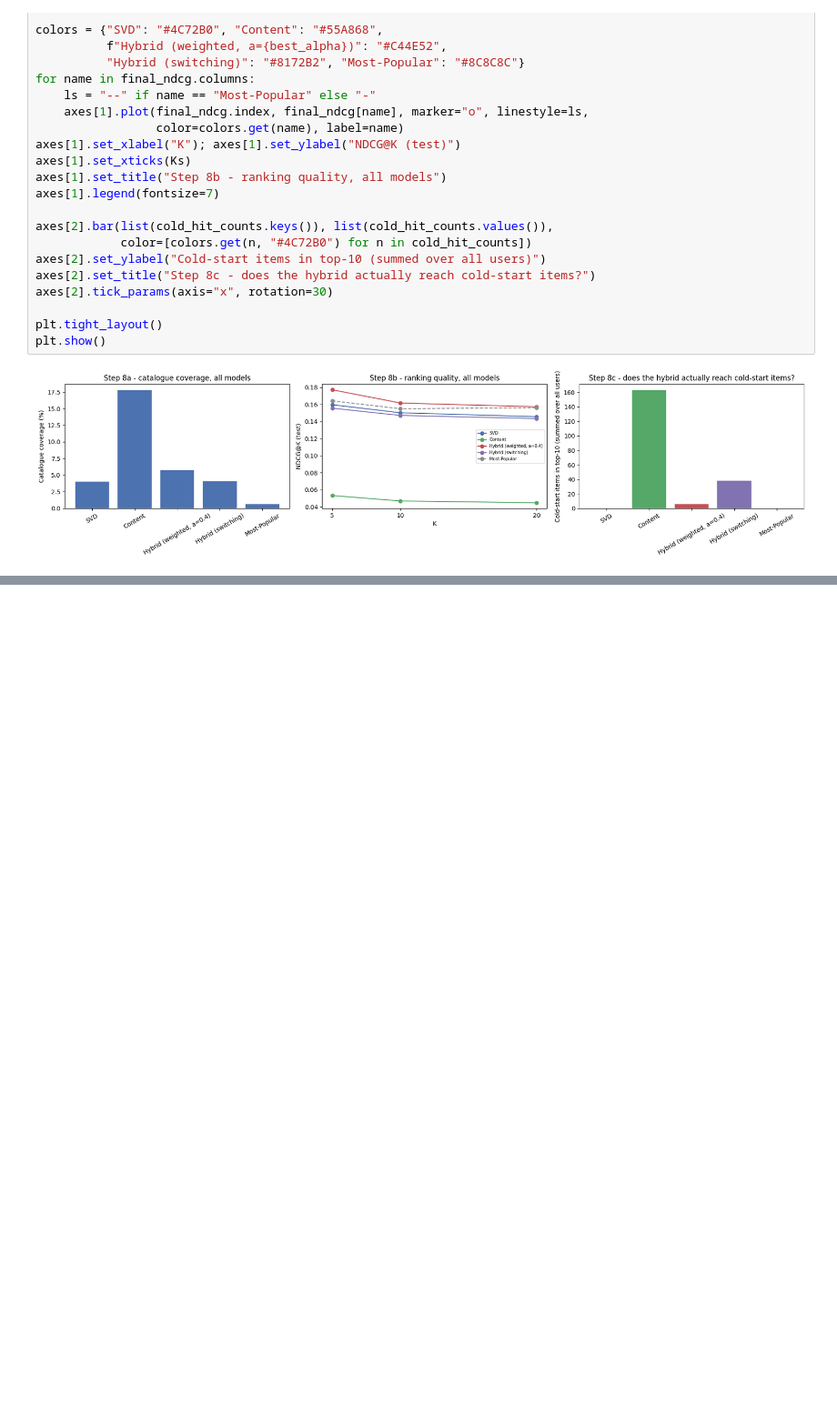
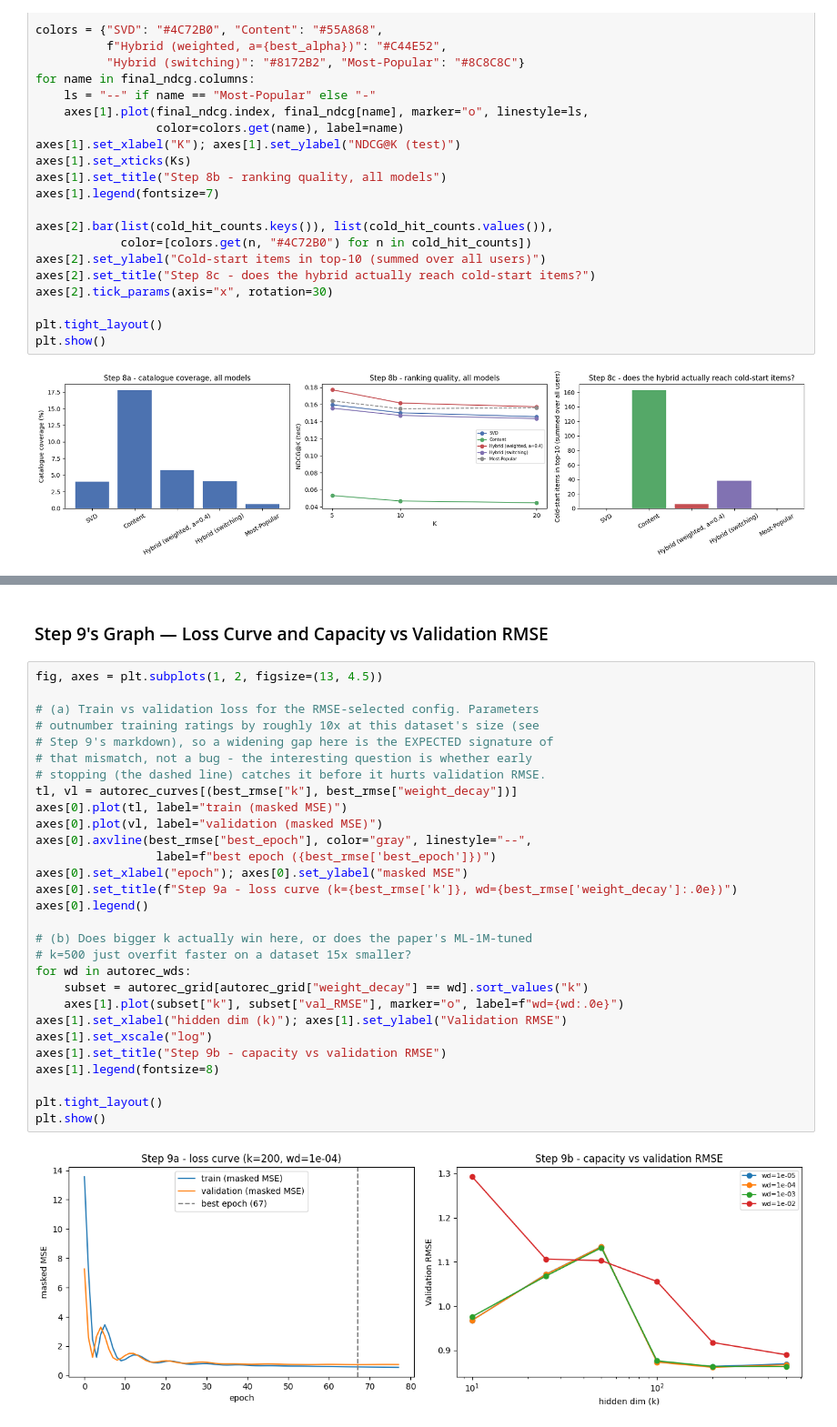
Before and after one commit to aungkyawzayya/MovieRecommendation, a Jupyter notebook: notebooks/01_eda.ipynb, the cells around one changed output, grey strips where cells are left out. Shown at 91% size. Cells and saved outputs as stored; diff of their text form; blank space fills up the shorter version.

```diff
--- a/notebooks/01_eda.ipynb
+++ b/notebooks/01_eda.ipynb
@@ -1042,0 +1137,33 @@ plt.show()
+# %% [markdown]
+### Step 9's Graph — Loss Curve and Capacity vs Validation RMSE
+# %%
+fig, axes = plt.subplots(1, 2, figsize=(13, 4.5))
+
+# (a) Train vs validation loss for the RMSE-selected config. Parameters
+# outnumber training ratings by roughly 10x at this dataset's size (see
+# Step 9's markdown), so a widening gap here is the EXPECTED signature of
+# that mismatch, not a bug - the interesting question is whether early
+# stopping (the dashed line) catches it before it hurts validation RMSE.
+tl, vl = autorec_curves[(best_rmse["k"], best_rmse["weight_decay"])]
+axes[0].plot(tl, label="train (masked MSE)")
+axes[0].plot(vl, label="validation (masked MSE)")
+axes[0].axvline(best_rmse["best_epoch"], color="gray", linestyle="--",
+                 label=f"best epoch ({best_rmse['best_epoch']})")
+axes[0].set_xlabel("epoch"); axes[0].set_ylabel("masked MSE")
+axes[0].set_title(f"Step 9a - loss curve (k={best_rmse['k']}, wd={best_rmse['weight_decay']:.0e})")
+axes[0].legend()
+
+# (b) Does bigger k actually win here, or does the paper's ML-1M-tuned
+# k=500 just overfit faster on a dataset 15x smaller?
+for wd in autorec_wds:
+    subset = autorec_grid[autorec_grid["weight_decay"] == wd].sort_values("k")
+    axes[1].plot(subset["k"], subset["val_RMSE"], marker="o", label=f"wd={wd:.0e}")
+axes[1].set_xlabel("hidden dim (k)"); axes[1].set_ylabel("Validation RMSE")
+axes[1].set_xscale("log")
+axes[1].set_title("Step 9b - capacity vs validation RMSE")
+axes[1].legend(fontsize=8)
+
+plt.tight_layout()
+plt.show()
+# %% [output]
+[figure, added]
```
Also changed, not shown: parts of 5 cells of this notebook, 2 other files.
